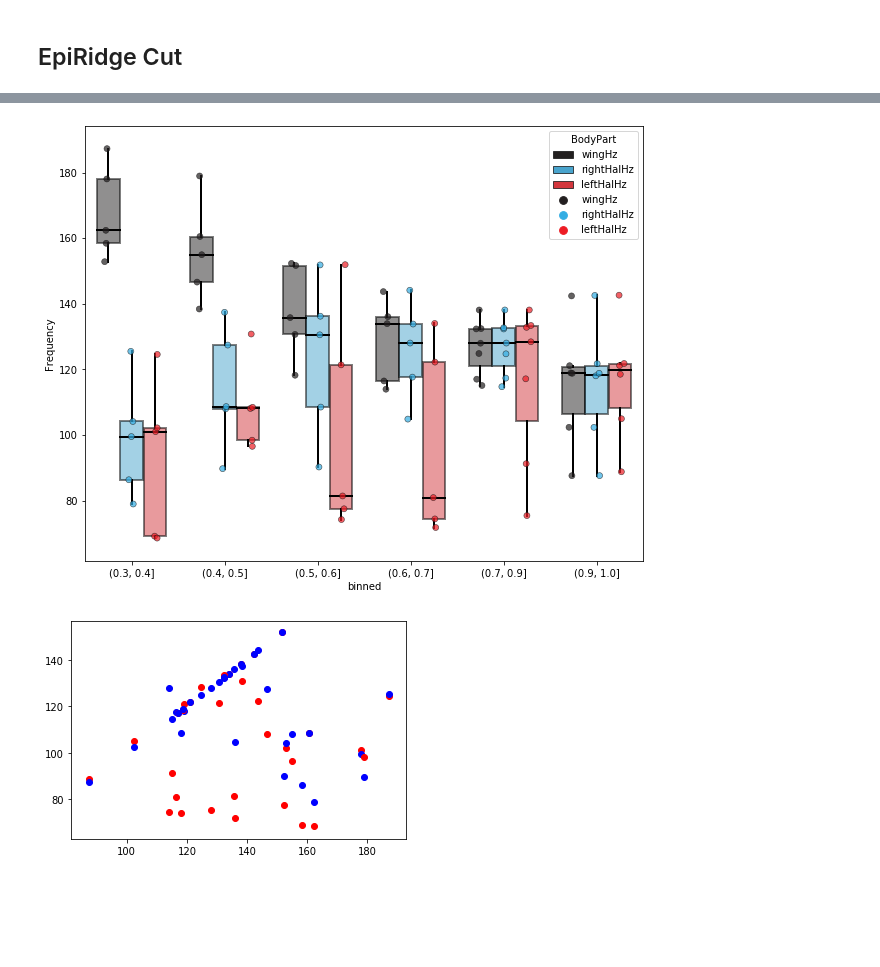
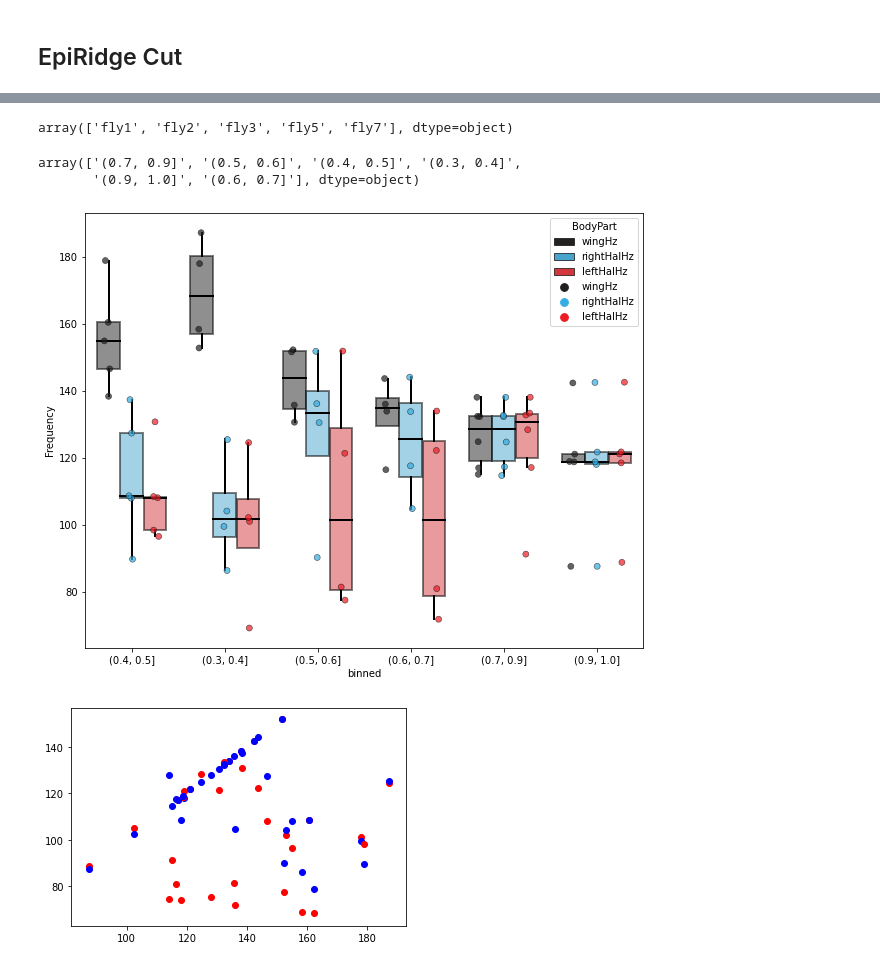
Before and after one commit to TanviDeora/Coupled_dual_oscillators_DeoraSaneSane, a Jupyter notebook: SummaryFigure.ipynb, the cells around one changed output, grey strips where cells are left out. Cells and saved outputs as stored; diff of their text form; code cells hidden in the pictures; blank space fills up the shorter version.

```diff
--- a/SummaryFigure.ipynb
+++ b/SummaryFigure.ipynb
@@ -172,8 +175,11 @@ df['binned'] = pd.cut(df['winglength'], bins)
 # %%
 # new_df.to_csv(direc + 'compiledDataForAggregratePlots.csv')
 df.to_csv(direc + 'compiledDataForAggregratePlots.csv')
+# %%
+# read in the compiled data
+df = pd.read_csv(direc + 'compiledDataForAggregratePlots.csv')
 # %%
-seaborn_long = pd.melt(new_df, id_vars=['flyID', 'treatment', 'binned'],
+seaborn_long = pd.melt(df, id_vars=['flyID', 'treatment', 'binned'],
        var_name= 'BodyPart',
        value_name= 'Frequency')
 
@@ -195,13 +225,33 @@ seaborn_long
+# %%
+# remove fly6 data
+
+subset = seaborn_long.loc[seaborn_long.flyID != 'fly6', :]
+# %%
+subset.flyID.unique()
+# %% [output]
+array(['fly1', 'fly2', 'fly3', 'fly5', 'fly7'], dtype=object)
+# %%
+subset.binned.unique()
+# %% [output]
+array(['(0.7, 0.9]', '(0.5, 0.6]', '(0.4, 0.5]', '(0.3, 0.4]',
+       '(0.9, 1.0]', '(0.6, 0.7]'], dtype=object)
+# %%
+order = ['(0.4, 0.5]', '(0.3, 0.4]', '(0.5, 0.6]'
+       , '(0.6, 0.7]', '(0.7, 0.9]', '(0.9, 1.0]']
 # %%
 fig, ax = plt.subplots(figsize=(10,8))
-sns.boxplot(ax = ax, x = 'binned', y = 'Frequency', hue = 'BodyPart', data = seaborn_long,
-           fliersize=0, **boxplot_kwargs)
-sns.stripplot(ax = ax, x = 'binned', y = 'Frequency', hue = 'BodyPart', data = seaborn_long,
-              dodge=True, **stripplot_kwargs)
+sns.boxplot(ax = ax, x = 'binned', y = 'Frequency', hue = 'BodyPart'
+#             , data = seaborn_long,
+           , data = subset, order = order
+            ,fliersize=0, **boxplot_kwargs)
+sns.stripplot(ax = ax, x = 'binned', y = 'Frequency', hue = 'BodyPart'
+#               , data = seaborn_long,
+              , data = subset, order = order
+              ,dodge=True, **stripplot_kwargs)
 
-plt.savefig('./SampleSizeAndStats/Summary-EpiRidgeCut_Fig3.pdf')
+plt.savefig('./Summary-EpiRidgeCut_Fig3.pdf')
 # %% [output]
-[figure, old version]
+[figure, new version]
 # %%
 for fly, df in seaborn_long.groupby('flyID'):
 #     print(df)
```
Also changed, not shown: parts of 12 cells of this notebook, 3 other files.
